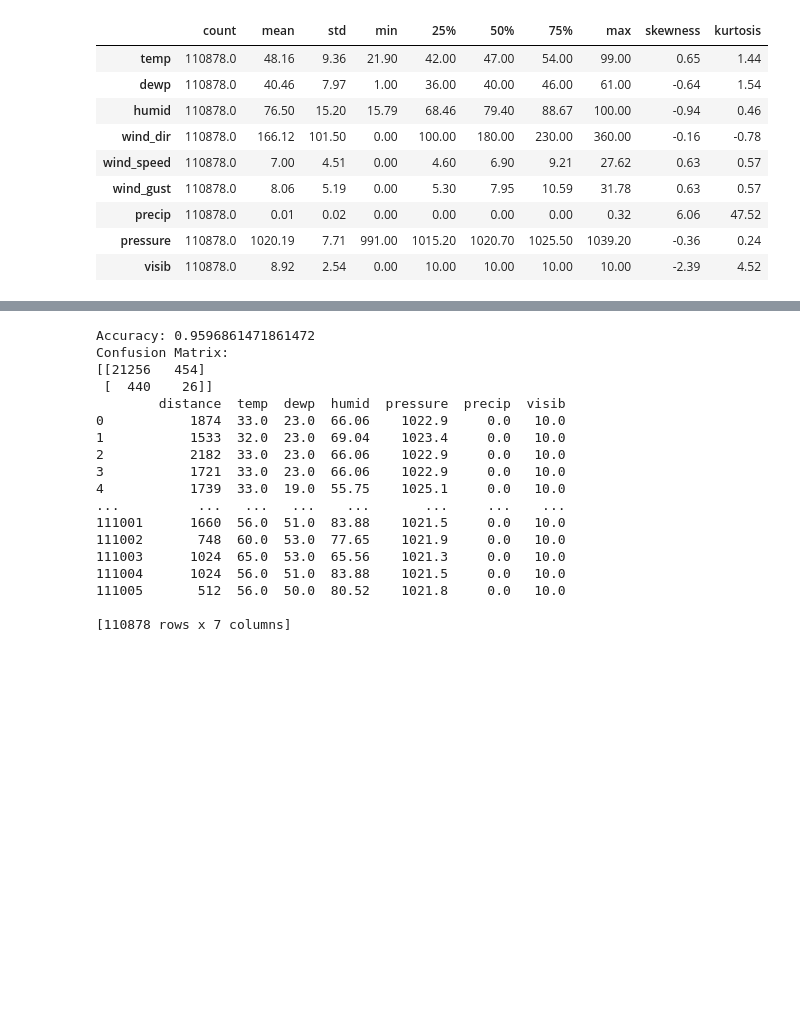
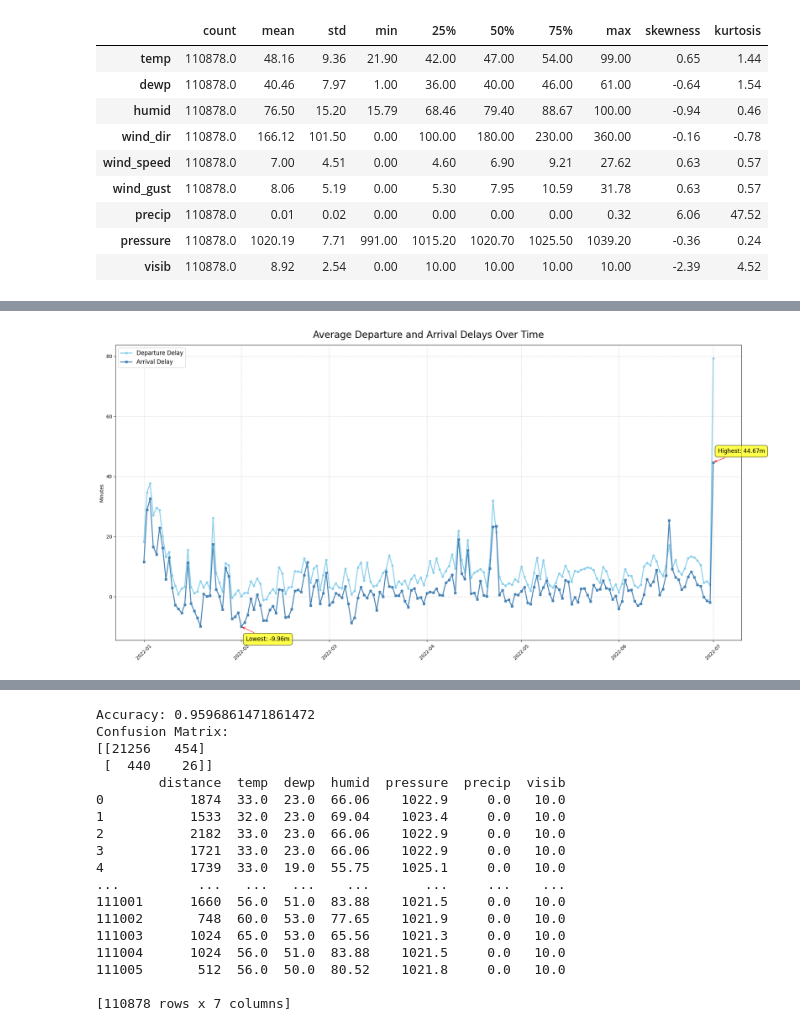
Before and after one commit to hdangle31/DS-Machine-Learning-Flights-2022, a Jupyter notebook: Flights_Project.ipynb, the cells around one changed output, grey strips where cells are left out. Cells and saved outputs as stored; diff of their text form; code cells hidden in the pictures; blank space fills up the shorter version.

Commit message:
visualization

```diff
--- a/Flights_Project.ipynb
+++ b/Flights_Project.ipynb
@@ -987,0 +881,59 @@ Name: dep_delay, dtype: float64
+# %%
+# Set figure size and style
+plt.figure(figsize=(20, 10))
+plt.style.use('tableau-colorblind10')
+
+# Calculate average departure delays by departure date
+dep_daily_avg = df.groupby(df['dep_time_datetime'].dt.date)['dep_delay'].mean().round(2).reset_index()
+dep_daily_avg = dep_daily_avg.sort_values('dep_time_datetime')
+
+# Calculate average arrival delays by arrival date
+arr_daily_avg = df.groupby(df['arr_time_datetime'].dt.date)['arr_delay'].mean().round(2).reset_index()
+arr_daily_avg = arr_daily_avg.sort_values('arr_time_datetime')
+
+# Create the line chart
+plt.plot(dep_daily_avg['dep_time_datetime'], dep_daily_avg['dep_delay'],
+         marker='o', linestyle='-', linewidth=2, markersize=4,
+         label='Departure Delay', color='skyblue')
+plt.plot(arr_daily_avg['arr_time_datetime'], arr_daily_avg['arr_delay'],
+         marker='s', linestyle='-', linewidth=2, markersize=4,
+         label='Arrival Delay', color='steelblue')
+
+# Add labels and title
+plt.title('Average Departure and Arrival Delays Over Time', fontsize=20, pad=15)
+plt.ylabel('Minutes')
+
+# Find highest and lowest arrival delays
+max_arr = arr_daily_avg.loc[arr_daily_avg['arr_delay'].idxmax()]
+min_arr = arr_daily_avg.loc[arr_daily_avg['arr_delay'].idxmin()]
+
+# Add annotation for highest arrival delay
+plt.annotate(f"Highest: {max_arr['arr_delay']}m",
+             xy=(max_arr['arr_time_datetime'], max_arr['arr_delay']),
+             xytext=(10, 20),
+             textcoords='offset points',
+             arrowprops=dict(arrowstyle='->', color='red'),
+             fontsize=12,
+             bbox=dict(boxstyle='round,pad=0.5', fc='yellow', alpha=0.7))
+
+# Add annotation for lowest arrival delay
+plt.annotate(f"Lowest: {min_arr['arr_delay']}m",
+             xy=(min_arr['arr_time_datetime'], min_arr['arr_delay']),
+             xytext=(10, -30),
+             textcoords='offset points',
+             arrowprops=dict(arrowstyle='->', color='red'),
+             fontsize=12,
+             bbox=dict(boxstyle='round,pad=0.5', fc='yellow', alpha=0.7))
+
+# Add grid
+plt.grid(True, linestyle='--', alpha=0.5)
+
+# Add legend
+plt.legend(fontsize=12)
+
+# Rotate x-axis labels for better readability
+plt.xticks(rotation=45)
+
+plt.tight_layout()
+# %% [output]
+[figure, added]
```
Also changed, not shown: parts of 18 cells of this notebook, 11 other files.
